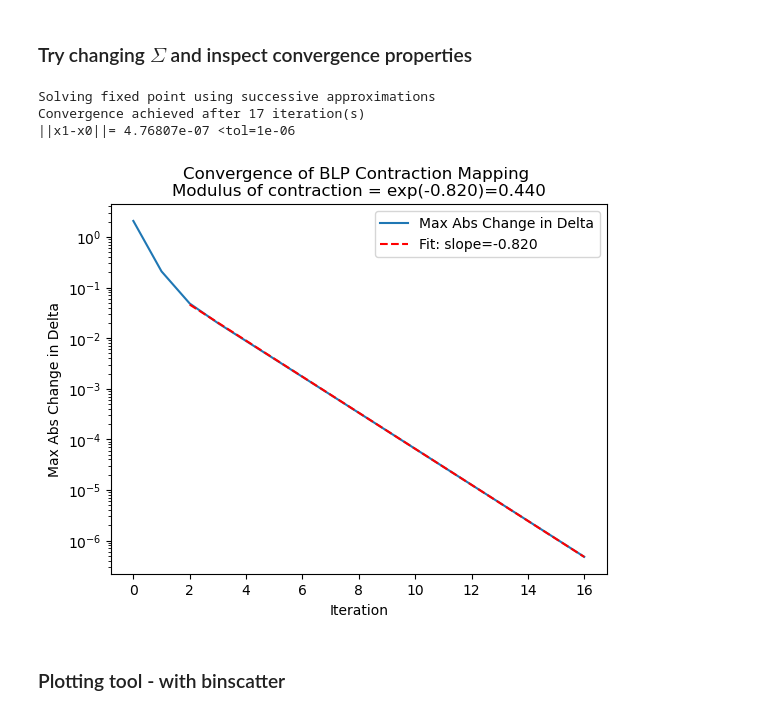
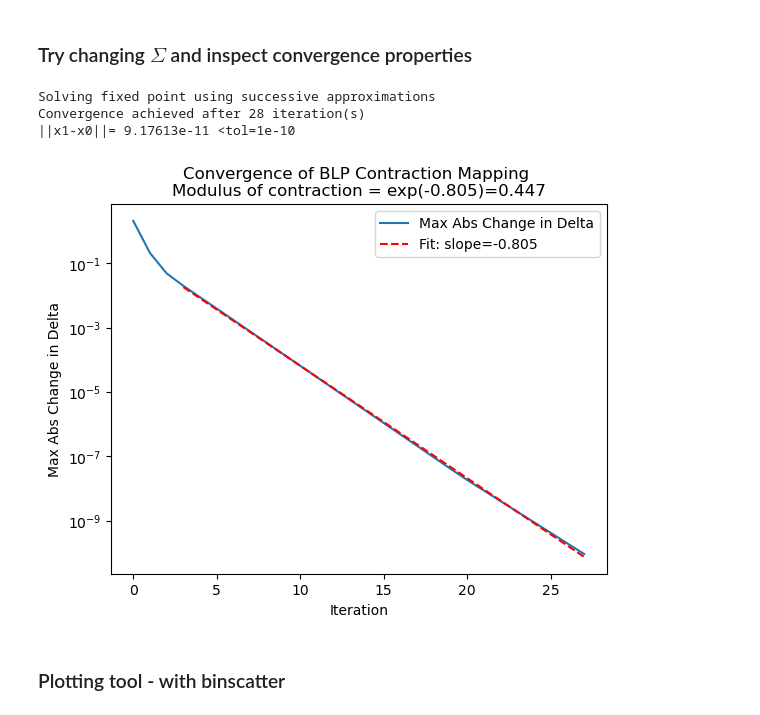
Before and after one commit to bschjerning/EconometricsB, a Jupyter notebook: lectures/15_blp/1_blp.ipynb, the cells around one changed output. Cells and saved outputs as stored; diff of their text form; code cells hidden in the pictures.

```diff
--- a/lectures/15_blp/1_blp.ipynb
+++ b/lectures/15_blp/1_blp.ipynb
@@ -655,21 +656,21 @@ $$
 # %%
 sigma = np.array([[0.02]])  # Standard deviation of random coefficient (e.g., price)
 s_jt_hat = df[["s_jt"]].values  # (N x 1) Observed market shares
 delta_init = df[["dlogs_jt"]].values  # (N x 1) Initial guess for delta
 
 # Define contraction mapping for RCL
 def contraction_rcl(delta):
     return blp_contraction(delta, s_jt_hat,
                            lambda d: predicted_share_rcl(df, d, sigma, ["price"], draws))
 
 # Solve for delta using successive approximations
-delta_rcl, errors_rcl = solve_sa(contraction_rcl, delta_init, out='all')
+delta_rcl, errors_rcl = solve_sa(contraction_rcl, delta_init, out='all', tol=1e-10)
 plot_convergence(errors_rcl) # Plot convergence
 # %% [output]
 Solving fixed point using successive approximations
-Convergence achieved after 17 iteration(s)
-||x1-x0||= 4.76807e-07 <tol=1e-06
+Convergence achieved after 28 iteration(s)
+||x1-x0||= 9.17613e-11 <tol=1e-10
-[figure, old version]
+[figure, new version]
 # %% [markdown]
 ### Plotting tool - with binscatter
 # %%
```
Also changed, not shown: parts of 21 cells of this notebook.
